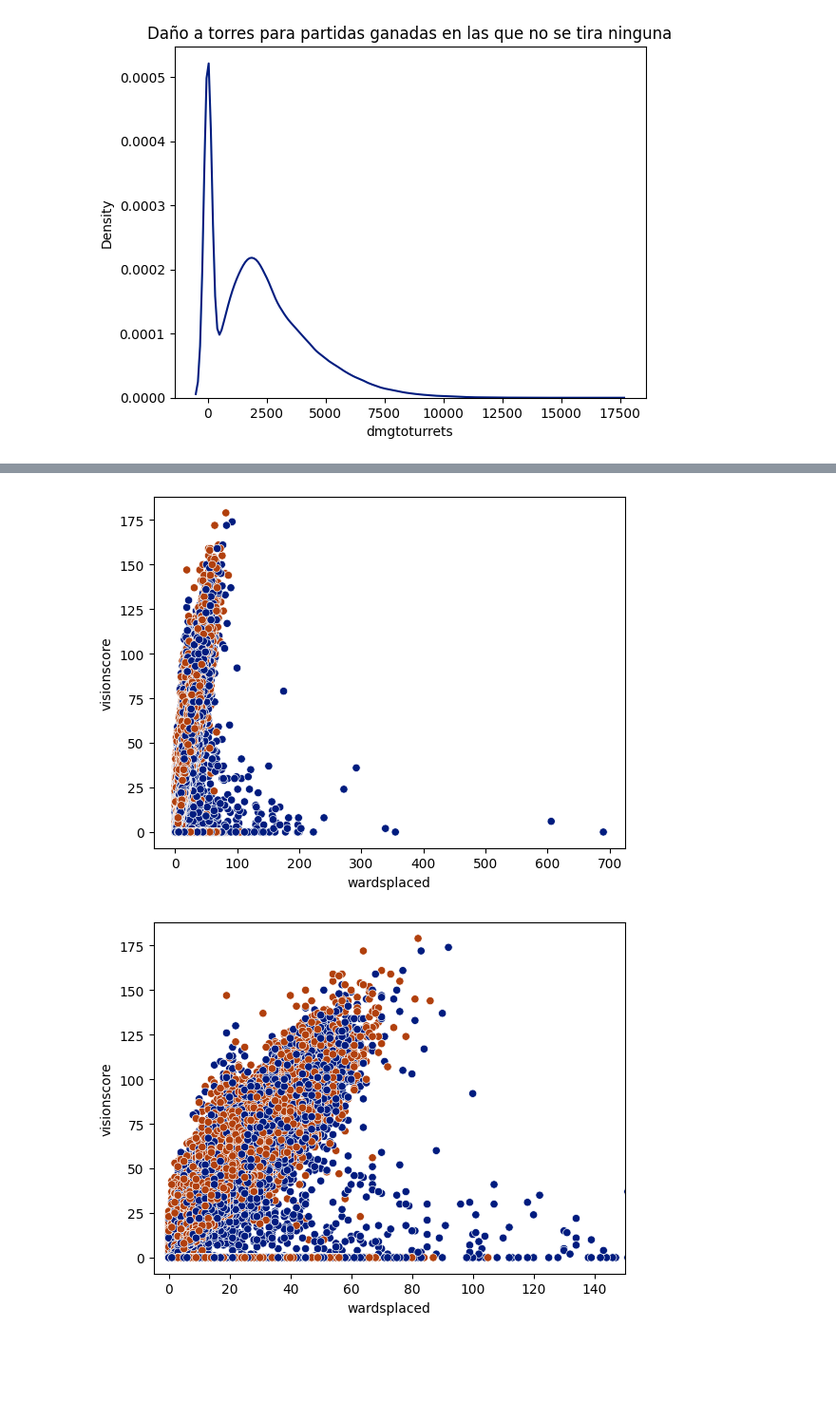
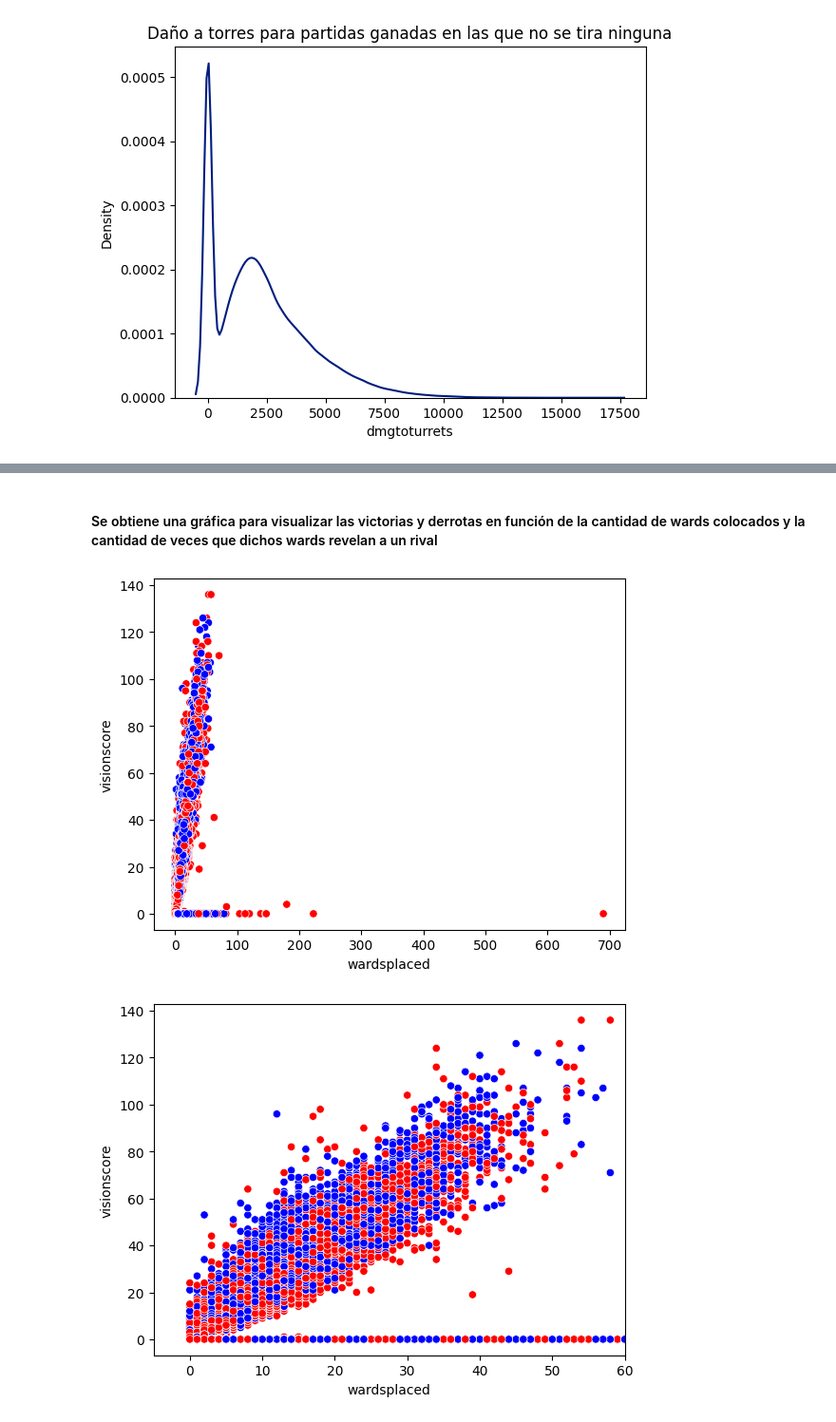
Before and after one commit to PlazzaA/Ganar_en_el_LoL, a Jupyter notebook: EDA_LoL.ipynb, the cells around one changed output, grey strips where cells are left out. Shown at 95% size. Drawn from its saved outputs; the diff is of its cells as text; code cells hidden in the pictures; blank space fills up the shorter version.

```diff
--- a/EDA_LoL.ipynb
+++ b/EDA_LoL.ipynb
@@ -627,11 +726,13 @@ Text(0.5, 1.0, 'Daño a torres para partidas ganadas en las que no se tira ningu
+# %% [markdown]
+#### Se obtiene una gráfica para visualizar las victorias y derrotas en función de la cantidad de wards colocados y la cantidad de veces que dichos wards revelan a un rival
 # %%
-sns.scatterplot(data = todo, y = "visionscore", x = "wardsplaced", hue = "win", legend = False)
+sns.scatterplot(data = todo[:100000], y = "visionscore", x = "wardsplaced", hue = "win", legend = False, palette = ["red", "blue"])
 plt.show()
 # %% [output]
-[figure, old version]
+[figure, new version]
 # %%
-sns.scatterplot(data = todo, y = "visionscore", x = "wardsplaced", hue = "win", legend = False)
-plt.xlim(left = -5, right = 150)
+sns.scatterplot(data = todo[:100000], y = "visionscore", x = "wardsplaced", hue = "win", legend = False, palette = ["red", "blue"])
+plt.xlim(left = -5, right = 60)
 plt.show()
 # %% [output]
-[figure, old version]
+[figure, new version]
```
Also changed, not shown: parts of 40 cells of this notebook, 2 other files.
